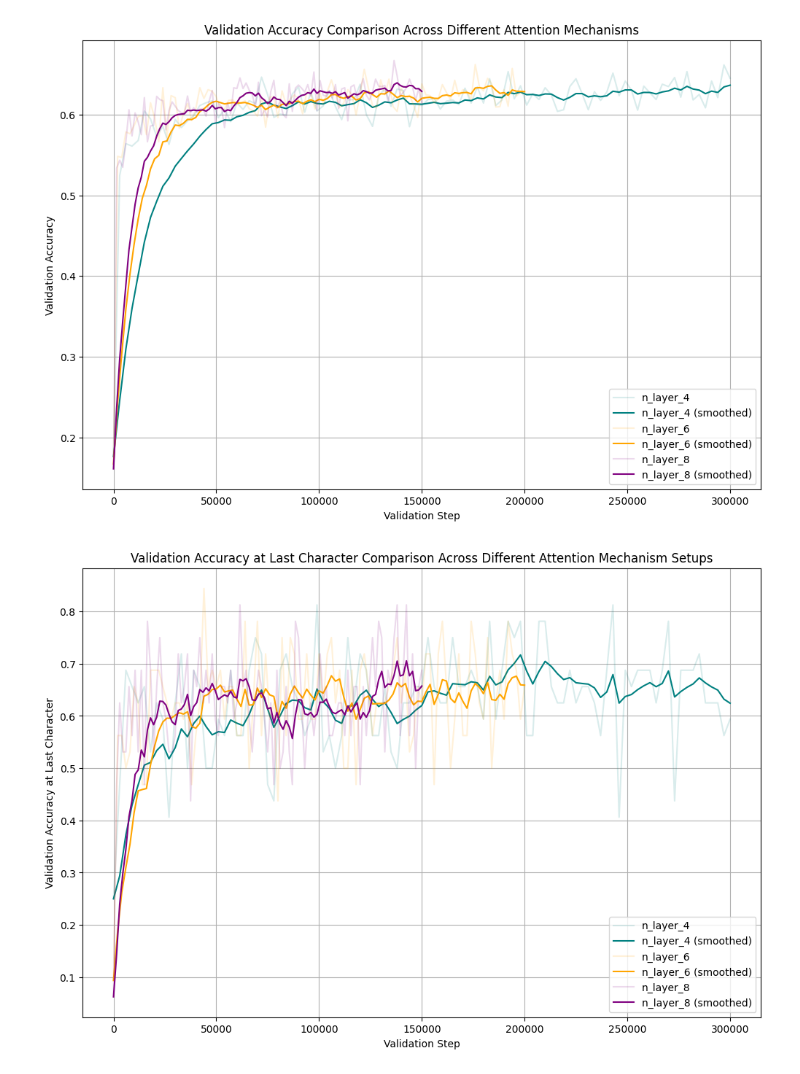
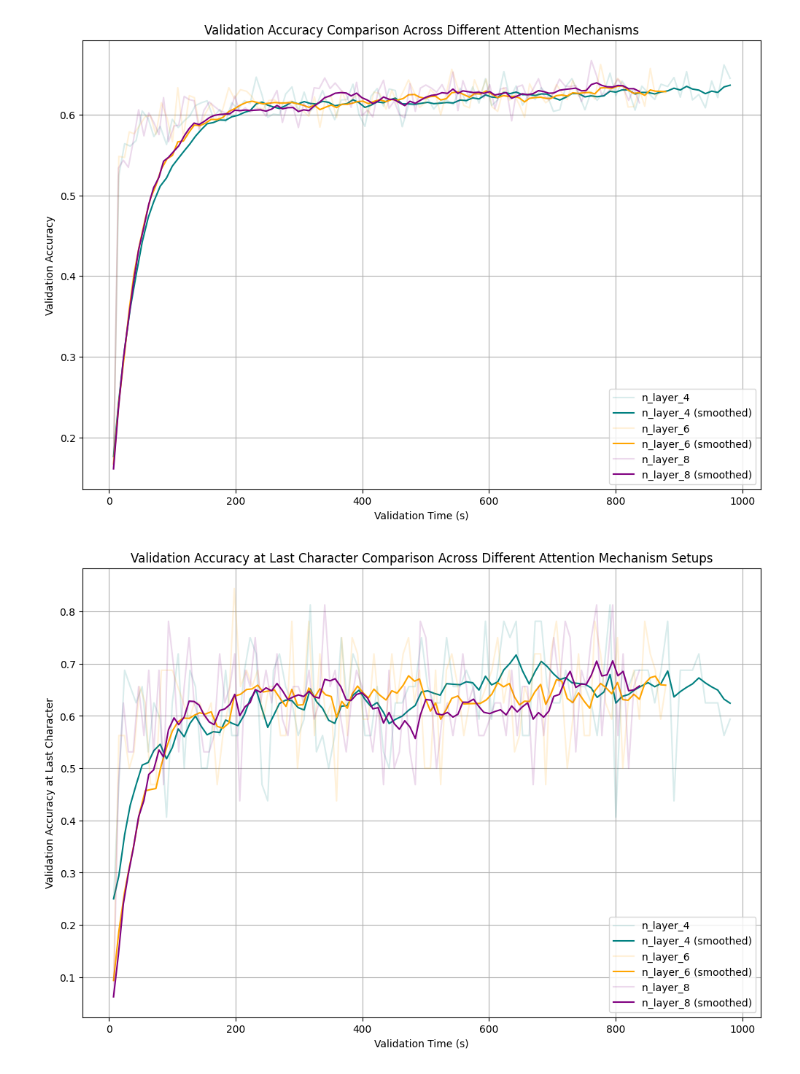
Before and after one commit to robbiechia/character_LLM, a Jupyter notebook: ablations/5.model_params/6.1.n_layers/results_comparison.ipynb, the cells around one changed output. Cells and saved outputs as stored; diff of their text form; code cells hidden in the pictures.

```diff
--- a/ablations/5.model_params/6.1.n_layers/results_comparison.ipynb
+++ b/ablations/5.model_params/6.1.n_layers/results_comparison.ipynb
@@ -37,36 +38,34 @@ plt.show()
 # %%
 # Plotting all the validation accuracy curves for comparison
 plt.figure(figsize=(12, 8))
-plt.plot(n_layer_4['step'], n_layer_4[' val_acc'], label='n_layer_4', alpha=0.15, color='teal')
-plt.plot(n_layer_4['step'], ema_smooth(n_layer_4[' val_acc']), label='n_layer_4 (smoothed)', color='teal')
-plt.plot(n_layer_6['step'], n_layer_6[' val_acc'], label='n_layer_6', alpha=0.15, color='orange')
-plt.plot(n_layer_6['step'], ema_smooth(n_layer_6[' val_acc']), label='n_layer_6 (smoothed)', color='orange')
-plt.plot(n_layer_8['step'], n_layer_8[' val_acc'], label='n_layer_8', alpha=0.15, color='purple')
-plt.plot(n_layer_8['step'], ema_smooth(n_layer_8[' val_acc']), label='n_layer_8 (smoothed)', color='purple')
-plt.xlabel('Validation Step')
+plt.plot(n_layer_4[' val_time'], n_layer_4[' val_acc'], label='n_layer_4', alpha=0.15, color='teal')
+plt.plot(n_layer_4[' val_time'], ema_smooth(n_layer_4[' val_acc']), label='n_layer_4 (smoothed)', color='teal')
+plt.plot(n_layer_6[' val_time'], n_layer_6[' val_acc'], label='n_layer_6', alpha=0.15, color='orange')
+plt.plot(n_layer_6[' val_time'], ema_smooth(n_layer_6[' val_acc']), label='n_layer_6 (smoothed)', color='orange')
+plt.plot(n_layer_8[' val_time'], n_layer_8[' val_acc'], label='n_layer_8', alpha=0.15, color='purple')
+plt.plot(n_layer_8[' val_time'], ema_smooth(n_layer_8[' val_acc']), label='n_layer_8 (smoothed)', color='purple')
+plt.xlabel('Validation Time (s)')
 plt.ylabel('Validation Accuracy')
 plt.title('Validation Accuracy Comparison Across Different Attention Mechanisms')
 plt.legend()
 plt.grid()
 plt.show()
 # %% [output]
-[figure, old version]
+[figure, new version]
 # %%
 # Plotting all the validation accuracy at the last character curves for comparison
 plt.figure(figsize=(12, 8))
-plt.plot(n_layer_4['step'], n_layer_4[' last_char_val_acc'], label='n_layer_4', alpha=0.15, color='teal')
-plt.plot(n_layer_4['step'], ema_smooth(n_layer_4[' last_char_val_acc']), label='n_layer_4 (smoothed)', color='teal')
-
-plt.plot(n_layer_6['step'], n_layer_6[' last_char_val_acc'], label='n_layer_6', alpha=0.15, color='orange')
-plt.plot(n_layer_6['step'], ema_smooth(n_layer_6[' last_char_val_acc']), label='n_layer_6 (smoothed)', color='orange')
-plt.plot(n_layer_8['step'], n_layer_8[' last_char_val_acc'], label='n_layer_8', alpha=0.15, color='purple')
-plt.plot(n_layer_8['step'], ema_smooth(n_layer_8[' last_char_val_acc']), label='n_layer_8 (smoothed)', color='purple')
-
-plt.xlabel('Validation Step')
+plt.plot(n_layer_4[' val_time'], n_layer_4[' last_char_val_acc'], label='n_layer_4', alpha=0.15, color='teal')
+plt.plot(n_layer_4[' val_time'], ema_smooth(n_layer_4[' last_char_val_acc']), label='n_layer_4 (smoothed)', color='teal')
+plt.plot(n_layer_6[' val_time'], n_layer_6[' last_char_val_acc'], label='n_layer_6', alpha=0.15, color='orange')
+plt.plot(n_layer_6[' val_time'], ema_smooth(n_layer_6[' last_char_val_acc']), label='n_layer_6 (smoothed)', color='orange')
+plt.plot(n_layer_8[' val_time'], n_layer_8[' last_char_val_acc'], label='n_layer_8', alpha=0.15, color='purple')
+plt.plot(n_layer_8[' val_time'], ema_smooth(n_layer_8[' last_char_val_acc']), label='n_layer_8 (smoothed)', color='purple')
+plt.xlabel('Validation Time (s)')
 plt.ylabel('Validation Accuracy at Last Character')
 plt.title('Validation Accuracy at Last Character Comparison Across Different Attention Mechanism Setups')
 plt.legend()
 plt.grid()
 plt.show()
 # %% [output]
-[figure, old version]
+[figure, new version]
```
Also changed, not shown: parts of 1 cell of this notebook, 11 other files.
